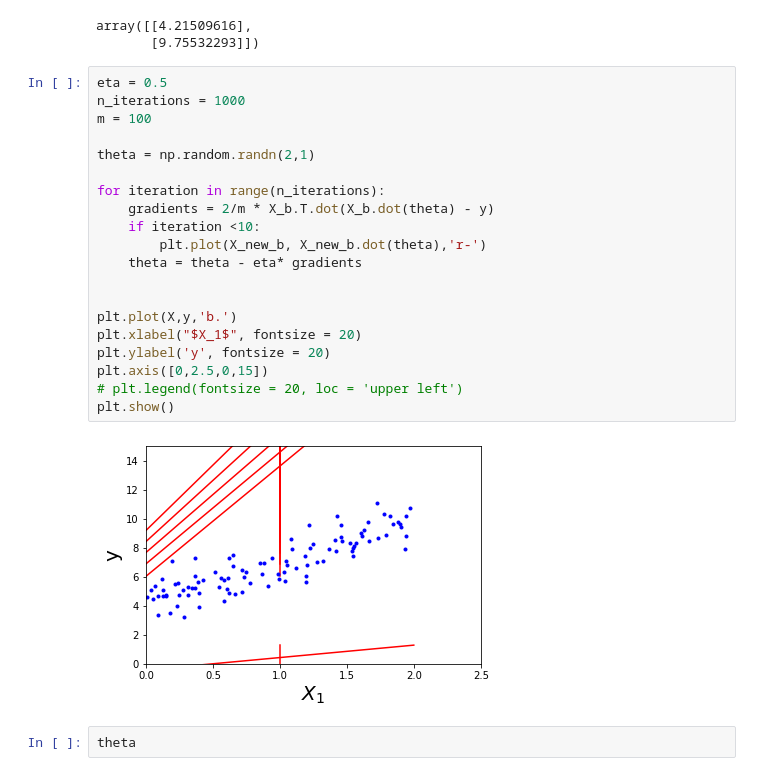
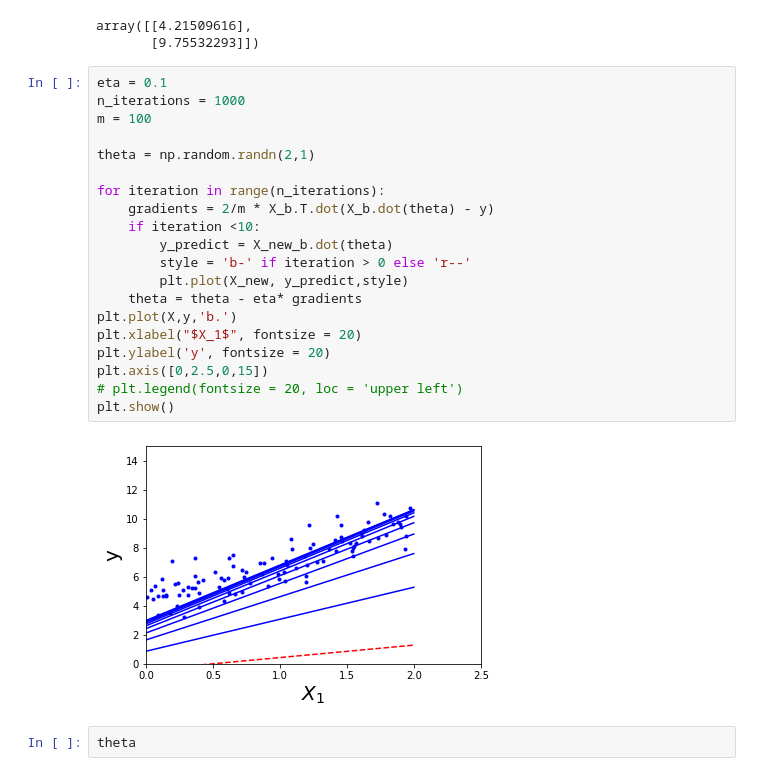
Before and after one commit to ishansuryan/Croma-Campus-Python-, a Jupyter notebook: 11_30 to 01 WD/WD_11_30_01_00_02172021/WD_11_30_01_30_02172021.ipynb, the cells around one changed output. Drawn from its saved outputs; the diff is of its cells as text.

```diff
--- a/11_30 to 01 WD/WD_11_30_01_00_02172021/WD_11_30_01_30_02172021.ipynb
+++ b/11_30 to 01 WD/WD_11_30_01_00_02172021/WD_11_30_01_30_02172021.ipynb
@@ -65,27 +65,27 @@ lin_reg.predict(X_new)
 array([[4.21509616],
        [9.75532293]])
 # %%
-eta = 0.5
+eta = 0.1
 n_iterations = 1000
 m = 100
 
 theta = np.random.randn(2,1)
 
 for iteration in range(n_iterations):
     gradients = 2/m * X_b.T.dot(X_b.dot(theta) - y)
     if iteration <10:
-        plt.plot(X_new_b, X_new_b.dot(theta),'r-')
+        y_predict = X_new_b.dot(theta)
+        style = 'b-' if iteration > 0 else 'r--'
+        plt.plot(X_new, y_predict,style)
     theta = theta - eta* gradients
-
-
 plt.plot(X,y,'b.')
 plt.xlabel("$X_1$", fontsize = 20)
 plt.ylabel('y', fontsize = 20)
 plt.axis([0,2.5,0,15])
 # plt.legend(fontsize = 20, loc = 'upper left')
 plt.show()
 # %% [output]
-[figure, old version]
+[figure, new version]
 # %%
 theta
 # %% [output]
```
Also changed, not shown: 4 other files.
